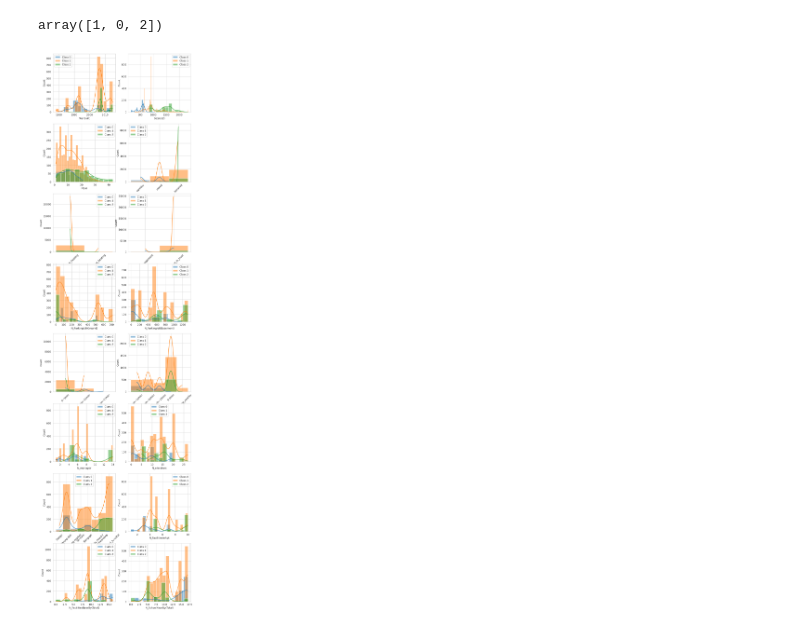
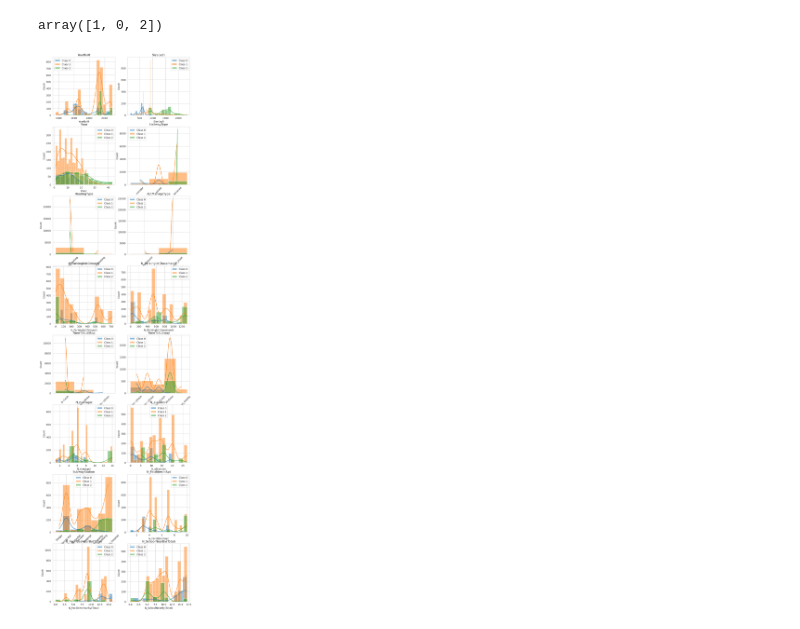
Before and after one commit to SNURTEL/24l-ssne, a Jupyter notebook: proj2/exploration.ipynb, the cells around one changed output. Saved outputs shown, nothing was run; the diff lists cells and outputs as text; code cells hidden in the pictures.

```diff
--- a/proj2/exploration.ipynb
+++ b/proj2/exploration.ipynb
@@ -61,18 +61,19 @@ array([1, 0, 2])
 # %%
 cols = df.drop(columns=['SalePrice', 'class']).columns
 
 fig, axes = plt.subplots(round(len(cols) / 2 + 0.5), 2, )
 fig.set_figwidth(10)
 fig.set_figheight(len(axes) * 5)
 
 for col, ax in zip(cols, axes.reshape(-1)):
     for c in sorted(df['class'].unique()):
         sns.histplot(df[df['class'] == c][col], ax=ax, alpha=0.5, label=f"Class {c}", kde=True)
 
     if df[col].dtype == object:
         ax.tick_params(axis='x', labelrotation=45)
     ax.legend()
+    ax.title.set_text(col)
 
 plt.show()
 # %% [output]
-[figure, old version]
+[figure, new version]
```
Also changed, not shown: parts of 4 cells of this notebook, 2 other files.
